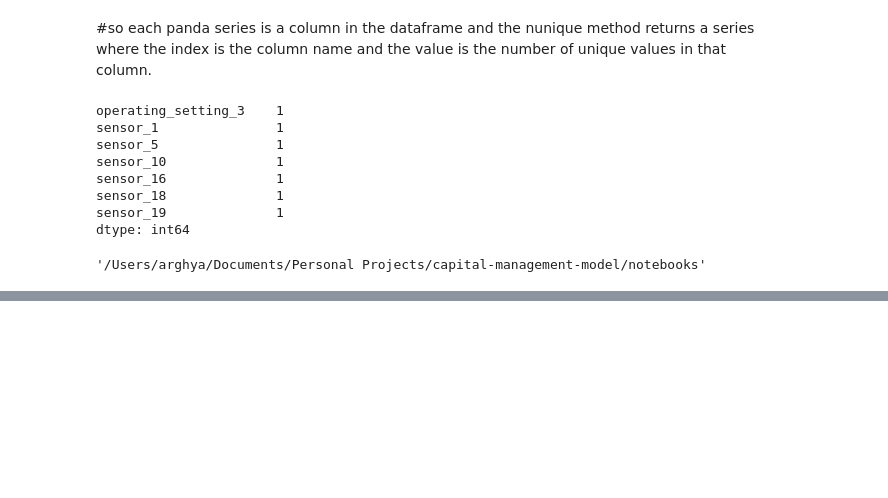
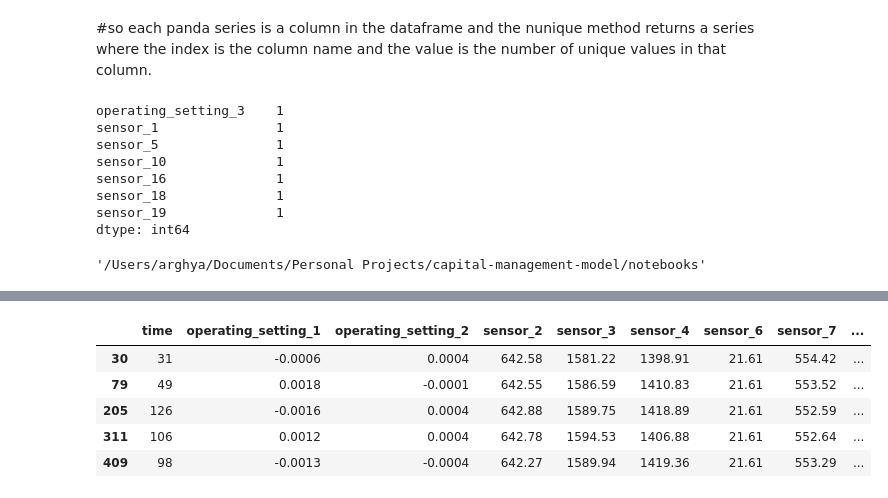
Before and after one commit to arghyas2/capital-management-model, a Jupyter notebook: notebooks/mess_around.ipynb, the cells around one changed output, grey strips where cells are left out. Saved outputs shown, nothing was run; the diff lists cells and outputs as text; code cells hidden in the pictures; blank space fills up the shorter version.

```diff
--- a/notebooks/mess_around.ipynb
+++ b/notebooks/mess_around.ipynb
@@ -102,0 +186,12 @@ os.getcwd()
+# %%
+test_df.groupby('engine_id')['time'].transform("max")
+test_df['last_time'] = test_df.groupby('engine_id')['time'].transform("max")
+test_df = test_df[test_df['time'] == test_df['last_time']].drop(columns=['last_time', 'engine_id'])
+test_df.head()
+# %% [output]
+|  | time | operating_setting_1 | operating_setting_2 | sensor_2 | sensor_3 | sensor_4 | sensor_6 | sensor_7 | ... |
+| 30 | 31 | -0.0006 | 0.0004 | 642.58 | 1581.22 | 1398.91 | 21.61 | 554.42 | ... |
+| 79 | 49 | 0.0018 | -0.0001 | 642.55 | 1586.59 | 1410.83 | 21.61 | 553.52 | ... |
+| 205 | 126 | -0.0016 | 0.0004 | 642.88 | 1589.75 | 1418.89 | 21.61 | 552.59 | ... |
+| 311 | 106 | 0.0012 | 0.0004 | 642.78 | 1594.53 | 1406.88 | 21.61 | 552.64 | ... |
+| 409 | 98 | -0.0013 | -0.0004 | 642.27 | 1589.94 | 1419.36 | 21.61 | 553.29 | ... |
```
Also changed, not shown: parts of 14 cells of this notebook.
